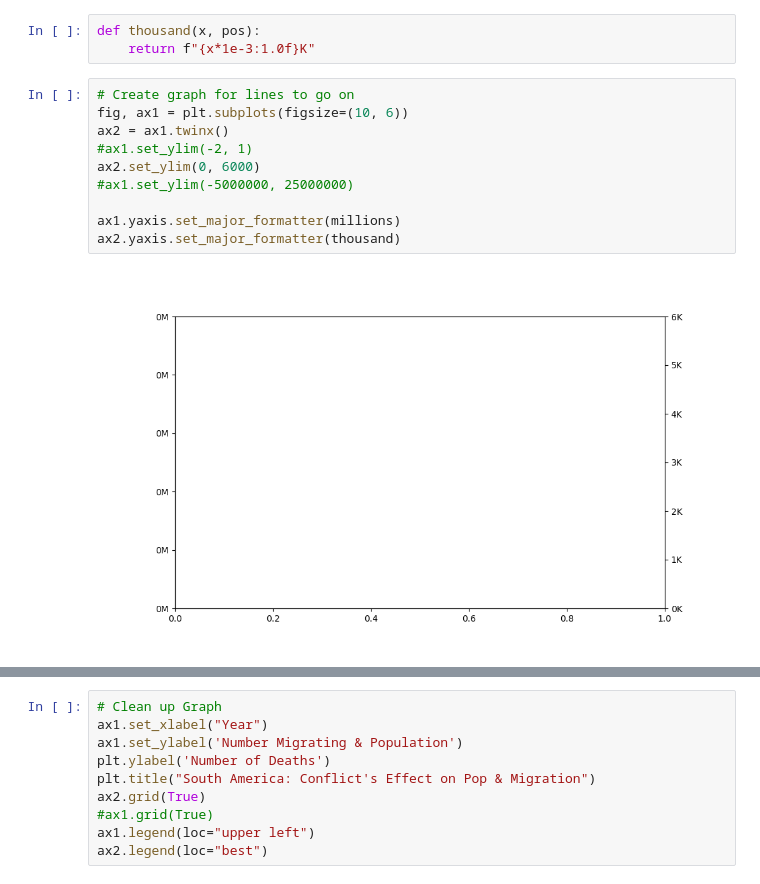
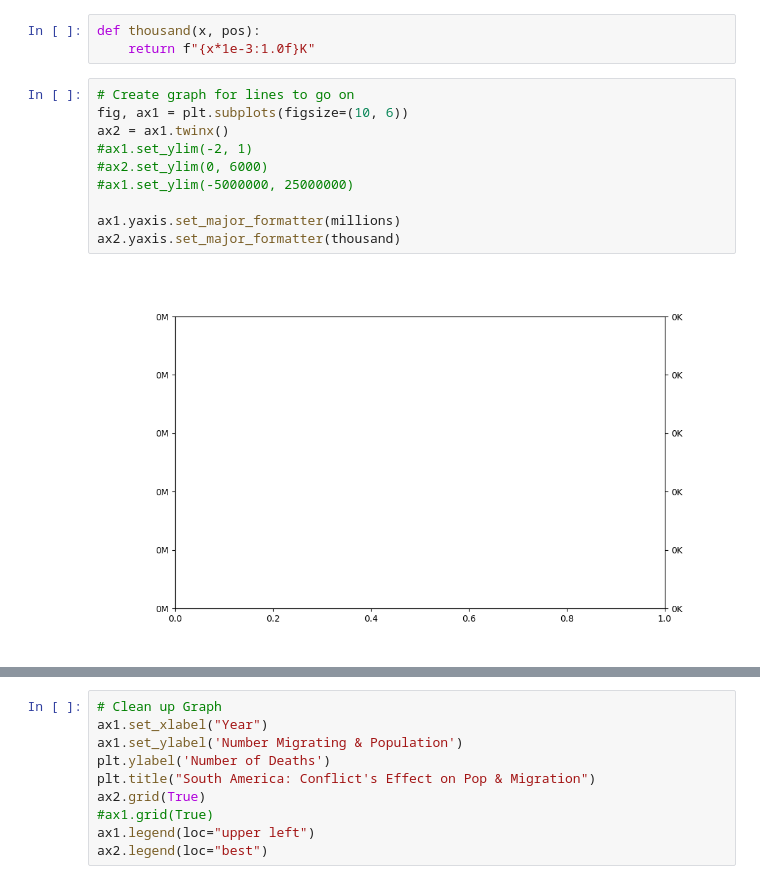
Before and after one commit to TrentonParker/Pythonic-Prodigies-Project-1, a Jupyter notebook: south_america_data.ipynb, the cells around one changed output, grey strips where cells are left out. Cells and saved outputs as stored; diff of their text form.

```diff
--- a/south_america_data.ipynb
+++ b/south_america_data.ipynb
@@ -248,14 +250,14 @@ def thousand(x, pos):
 # %%
 # Create graph for lines to go on
 fig, ax1 = plt.subplots(figsize=(10, 6))
 ax2 = ax1.twinx()
 #ax1.set_ylim(-2, 1)
-ax2.set_ylim(0, 6000)
+#ax2.set_ylim(0, 6000)
 #ax1.set_ylim(-5000000, 25000000)
 
 ax1.yaxis.set_major_formatter(millions)
 ax2.yaxis.set_major_formatter(thousand)
 # %% [output]
-[figure, old version]
+[figure, new version]
 # %%
 # Plot Conclicts
```
Also changed, not shown: parts of 5 cells of this notebook.
